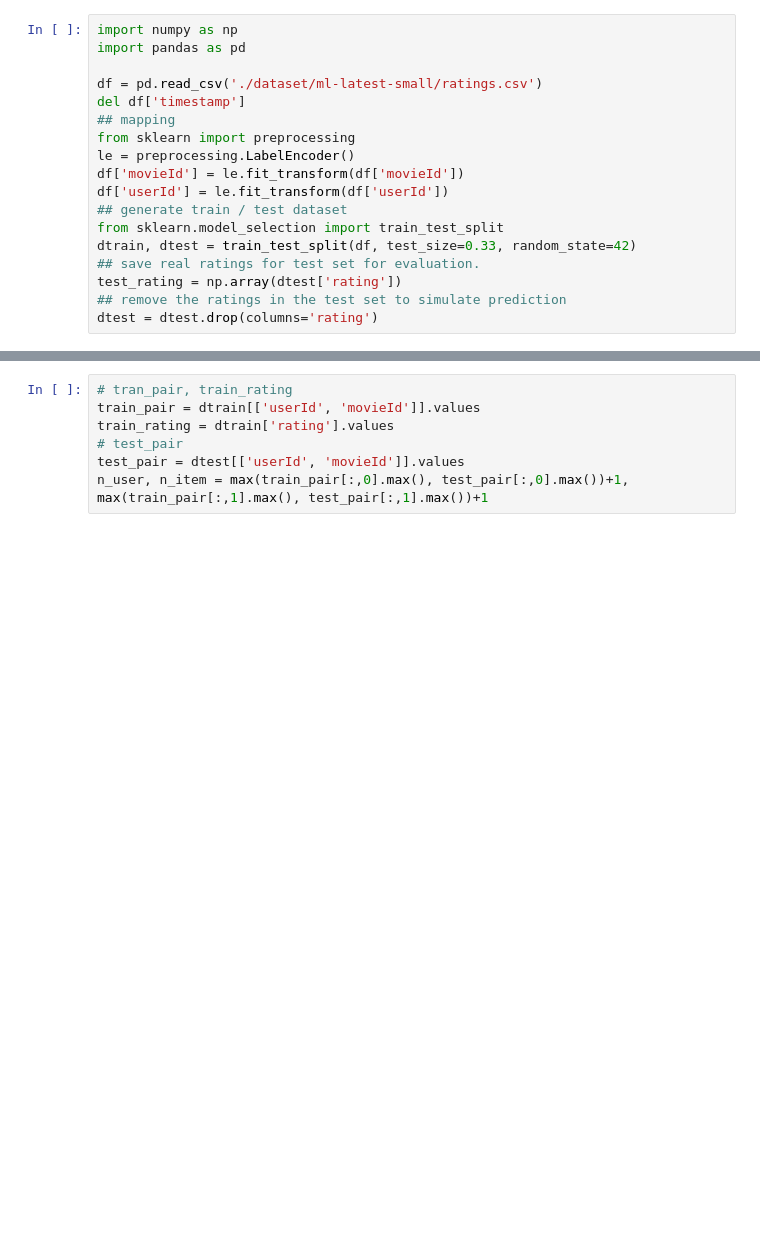
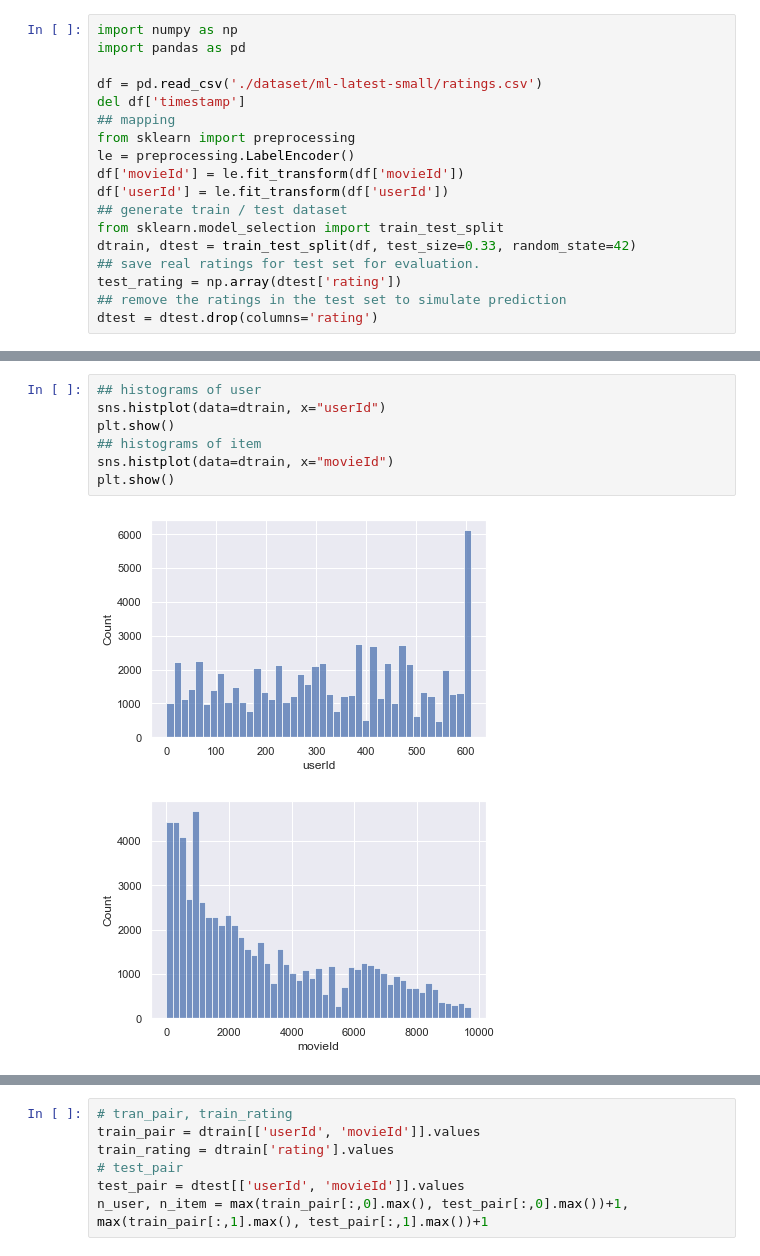
Before and after one commit to statmlben/CUHK-STAT3009, a Jupyter notebook: notebook7.ipynb, the cells around one changed output, grey strips where cells are left out. Drawn from its saved outputs; the diff is of its cells as text; blank space fills up the shorter version.

```diff
--- a/notebook7.ipynb
+++ b/notebook7.ipynb
@@ -186,0 +240,10 @@ dtest = dtest.drop(columns='rating')
+# %%
+## histograms of user
+sns.histplot(data=dtrain, x="userId")
+plt.show()
+## histograms of item
+sns.histplot(data=dtrain, x="movieId")
+plt.show()
+# %% [output]
+[figure, added]
+[figure, added]
```
Also changed, not shown: parts of 49 cells of this notebook, 4 other files.
